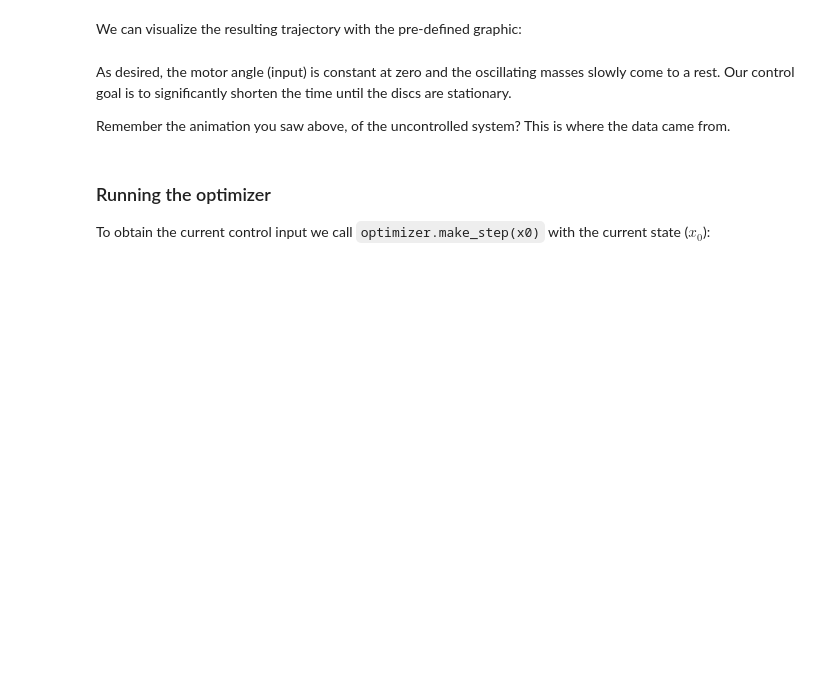
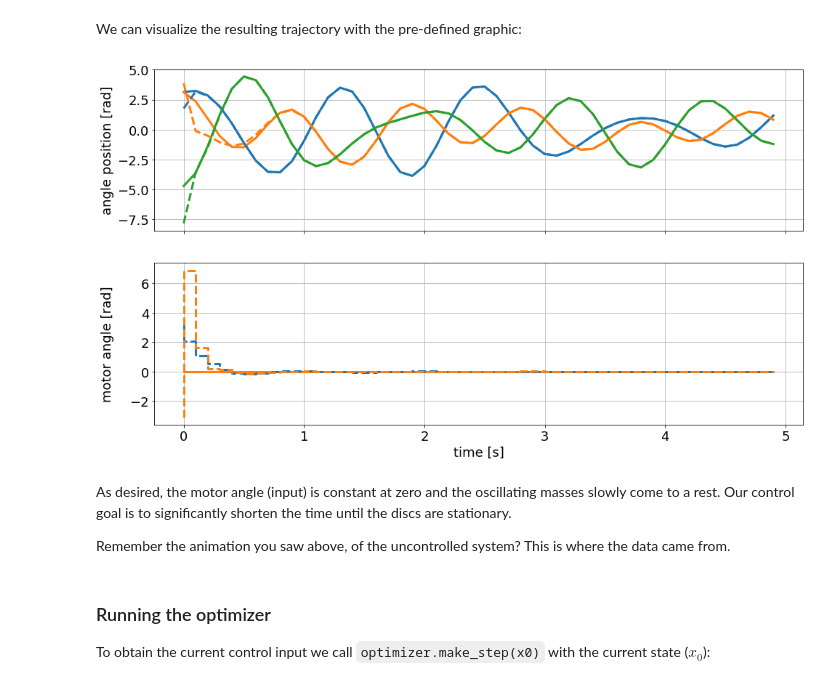
Before and after one commit to do-mpc/do-mpc, a Jupyter notebook: new_version/docs/source/mhe_example.ipynb, the cells around one changed output. Cells and saved outputs as stored; diff of their text form; code cells hidden in the pictures; blank space fills up the shorter version.

```diff
--- a/new_version/docs/source/mhe_example.ipynb
+++ b/new_version/docs/source/mhe_example.ipynb
@@ -53,6 +56,7 @@ phi_2_m = model.set_variable(var_type='_x', var_name='phi_2_m', shape=(1,1))
 # State measurements
 phi_1_meas = model.set_meas('phi_1_meas', phi_1)
 phi_2_meas = model.set_meas('phi_2_meas', phi_2)
+phi_3_meas = model.set_meas('phi_3_meas', phi_3)
 
 # Input measurements
 phi_m_1_set_meas = model.set_meas('phi_m_1_set_meas', phi_m_1_set)
@@ -101,7 +105,7 @@ After calling `model.setup_model()` we cannot define further variables etc.
 # %% [markdown]
 ## Configuring the Moving Horizon Estimator
 # %%
-mhe = do_mpc.mhe(model, ['Theta_2'])
+mhe = do_mpc.mhe(model)
 # %% [markdown]
 ### MHE parameters:
 # %%
@@ -119,7 +123,7 @@ y_meas = mhe.vars['_y_meas']
 y_calc = mhe.vars['_y_calc']
 
 dy = y_meas.cat-y_calc.cat
-obj = dy.T@dy
+obj = dy.T@np.diag(np.array([1,1,1,1e-3, 1e-3]))@dy
 
 x_0 = mhe.vars['_x']
 x_prev = mhe.vars['_x_prev']
@@ -127,9 +131,9 @@ p_0 = mhe.vars['_p_est']
 p_prev = mhe.vars['_p_prev']
 
 dx = x_0.cat - x_prev.cat
-dp = p_0.cat - p_prev.cat
+#dp = p_0.cat - p_prev.cat
 
-arrival_cost = 1e-4*dx.T@dx + 1e-4*dp.T@dp
+arrival_cost = 1e-4*dx.T@dx #+ 1e-2*dp.T@dp
 
 
 mhe.set_objective(obj, arrival_cost)
@@ -140,6 +144,7 @@ p_template_mhe = mhe.get_p_template()
 # %%
 def p_fun_mhe(t_now):
     p_template_mhe['Theta_1'] = 2.25e-4
+    p_template_mhe['Theta_2'] = 2.25e-4
     p_template_mhe['Theta_3'] = 2.25e-4
     return p_template_mhe
 # %%
@@ -279,10 +298,13 @@ Number of nonzeros in Lagrangian Hessian.............:      127
 # %% [markdown]
 We can visualize the resulting trajectory with the pre-defined graphic:
 # %%
-graphics.plot_results(simulator.data)
-graphics.plot_results(mhe.data)
+graphics.reset_axes()
+graphics.plot_results(simulator.data, linewid)
+graphics.plot_results(mhe.data, linestyle='--')
 # Show the figure:
 fig
+# %% [output]
+[figure, added]
 # %% [markdown]
 As desired, the motor angle (input) is constant at zero and the oscillating masses slowly come to a rest. Our control goal is to significantly shorten the time until the discs are stationary.
 
```
Also changed, not shown: parts of 3 cells of this notebook, 2 other files.
